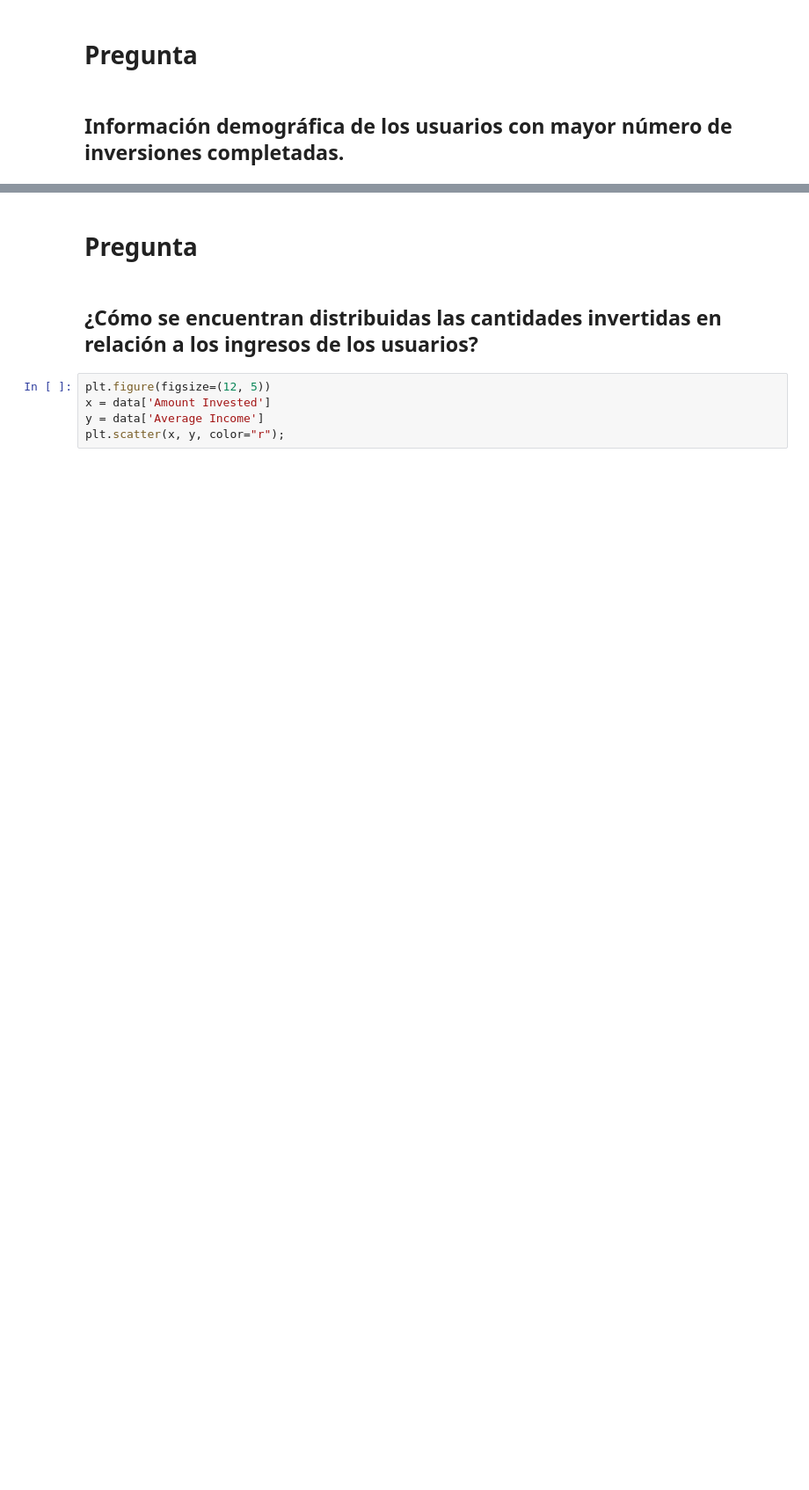
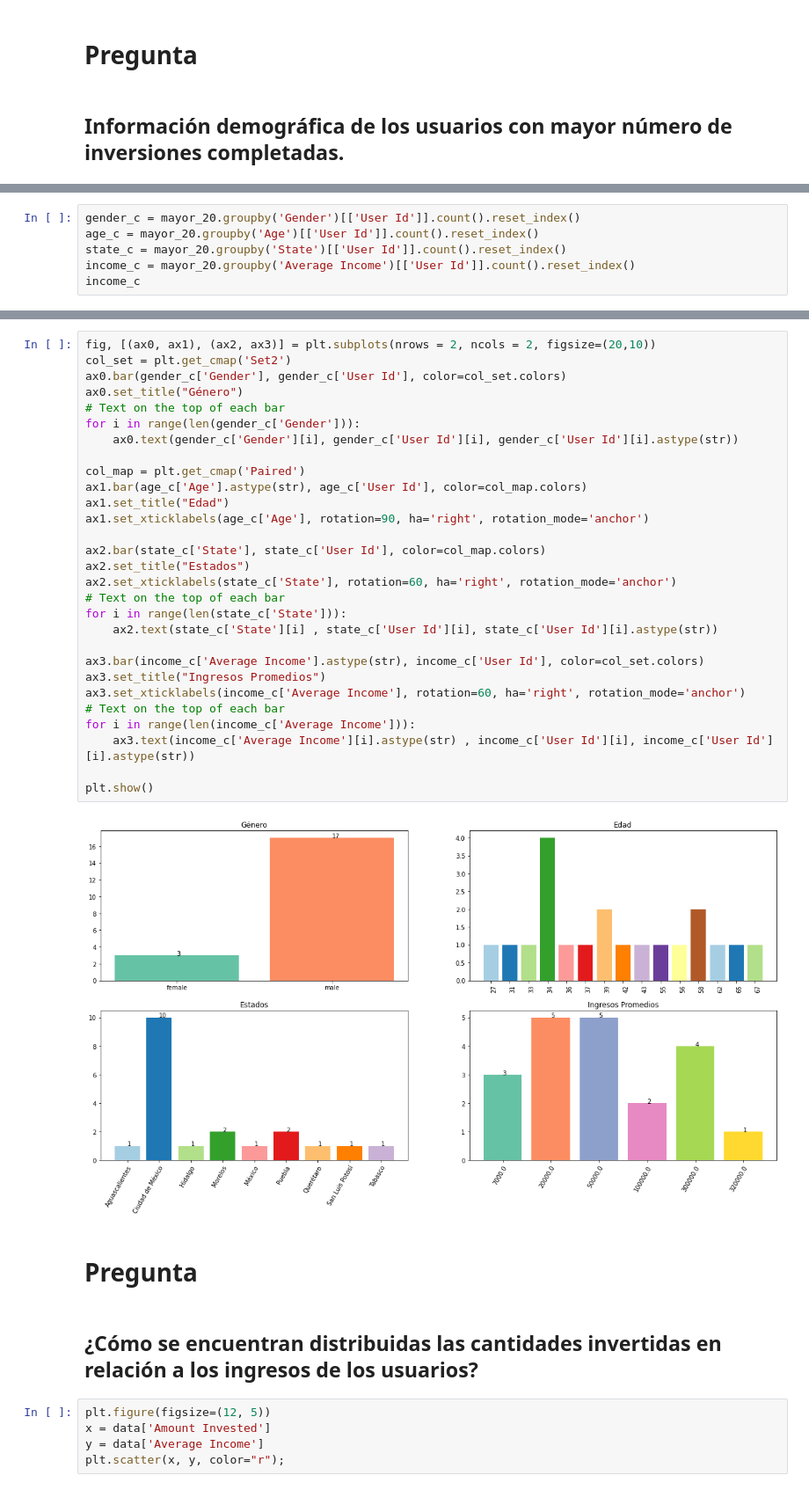
Before and after one commit to alexrodriguezh/test_pb, a Jupyter notebook: scripts/investments.ipynb, the cells around one changed output, grey strips where cells are left out. Shown at 88% size. Drawn from its saved outputs; the diff is of its cells as text; blank space fills up the shorter version.

```diff
--- a/scripts/investments.ipynb
+++ b/scripts/investments.ipynb
@@ -212,0 +168,6 @@ plt.show()
+# %%
+gender_c = mayor_20.groupby('Gender')[['User Id']].count().reset_index()
+age_c = mayor_20.groupby('Age')[['User Id']].count().reset_index()
+state_c = mayor_20.groupby('State')[['User Id']].count().reset_index()
+income_c = mayor_20.groupby('Average Income')[['User Id']].count().reset_index()
+income_c
@@ -213,3 +182,34 @@ plt.show()
+# %%
+fig, [(ax0, ax1), (ax2, ax3)] = plt.subplots(nrows = 2, ncols = 2, figsize=(20,10))
+col_set = plt.get_cmap('Set2')
+ax0.bar(gender_c['Gender'], gender_c['User Id'], color=col_set.colors)
+ax0.set_title("Género")
+# Text on the top of each bar
+for i in range(len(gender_c['Gender'])):
+    ax0.text(gender_c['Gender'][i], gender_c['User Id'][i], gender_c['User Id'][i].astype(str))
+
+col_map = plt.get_cmap('Paired')
+ax1.bar(age_c['Age'].astype(str), age_c['User Id'], color=col_map.colors)
+ax1.set_title("Edad")
+ax1.set_xticklabels(age_c['Age'], rotation=90, ha='right', rotation_mode='anchor')
+
+ax2.bar(state_c['State'], state_c['User Id'], color=col_map.colors)
+ax2.set_title("Estados")
+ax2.set_xticklabels(state_c['State'], rotation=60, ha='right', rotation_mode='anchor')
+# Text on the top of each bar
+for i in range(len(state_c['State'])):
+    ax2.text(state_c['State'][i] , state_c['User Id'][i], state_c['User Id'][i].astype(str))
+
+ax3.bar(income_c['Average Income'].astype(str), income_c['User Id'], color=col_set.colors)
+ax3.set_title("Ingresos Promedios")
+ax3.set_xticklabels(income_c['Average Income'], rotation=60, ha='right', rotation_mode='anchor')
+# Text on the top of each bar
+for i in range(len(income_c['Average Income'])):
+    ax3.text(income_c['Average Income'][i].astype(str) , income_c['User Id'][i], income_c['User Id'][i].astype(str))
+
+plt.show()
+# %% [output]
+[figure, added]
 # %% [markdown]
 # Pregunta
 # %% [markdown]
```
Also changed, not shown: parts of 19 cells of this notebook.
